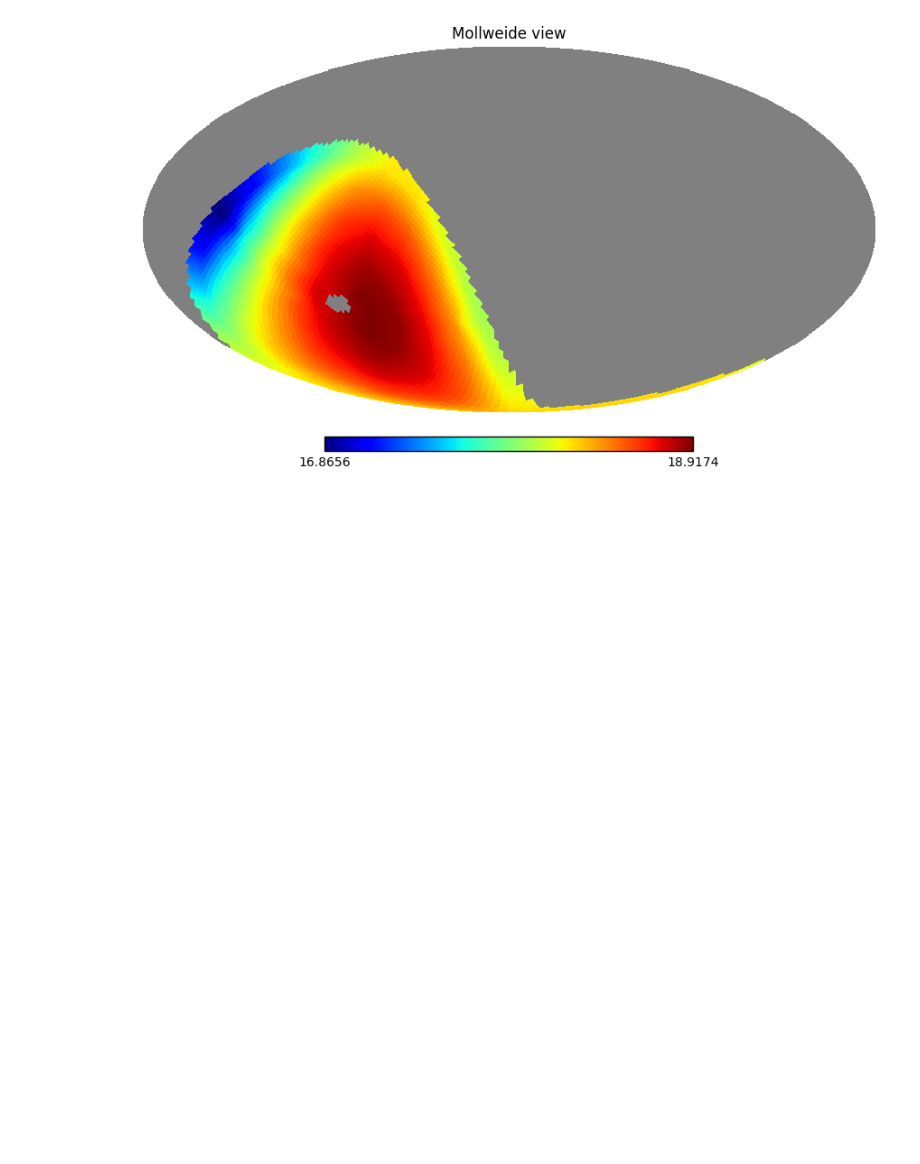
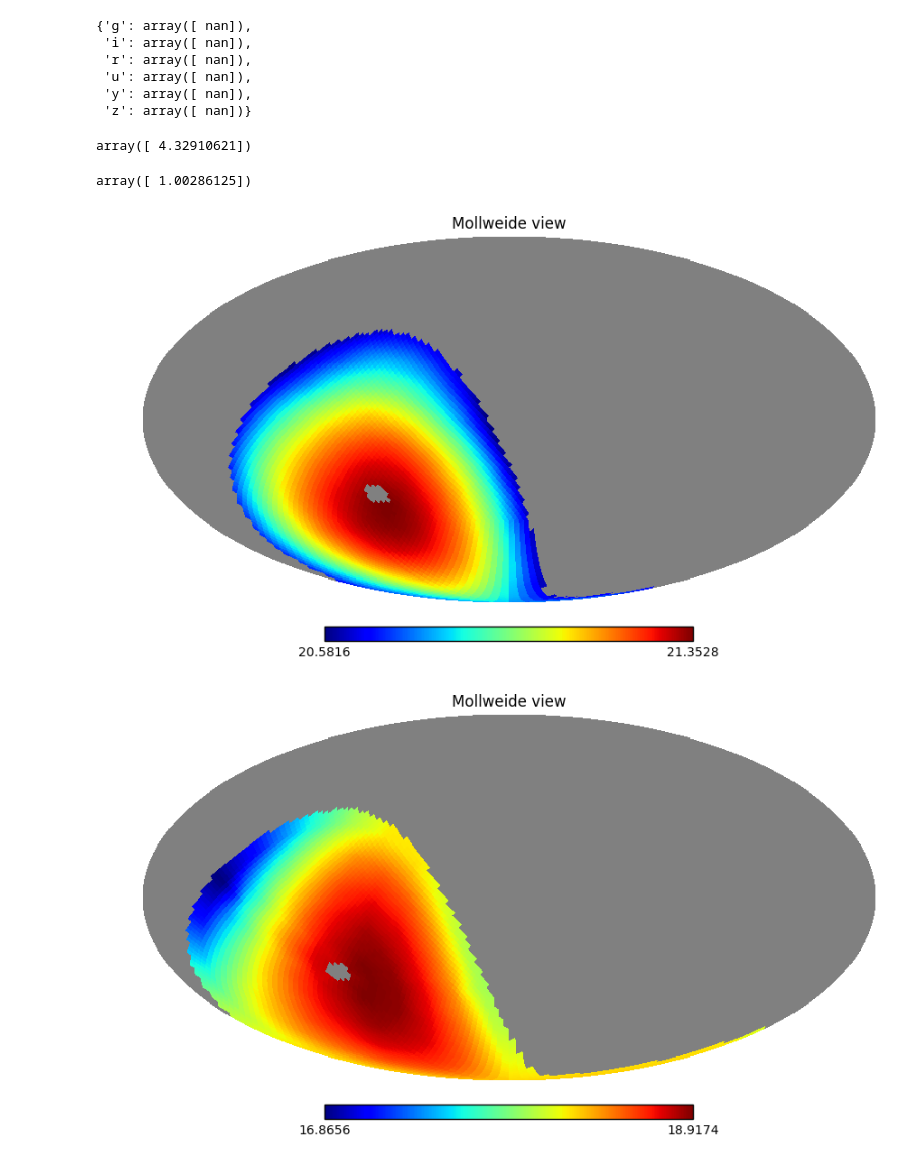
Before and after one commit to lsst-sims/legacy_sims_skybrightness_pre, a Jupyter notebook: examples/debug.ipynb, the cells around one changed output. Cells and saved outputs as stored; diff of their text form; code cells hidden in the pictures; blank space fills up the shorter version.

Commit message:
fix badval change issue

```diff
--- a/examples/debug.ipynb
+++ b/examples/debug.ipynb
@@ -8,3 +10,28 @@ import lsst.sims.skybrightness as sb1
+# %%
+mjd = 59580.10837963
+fieldID = 1242
+sm.returnMags(mjd, np.array([1242]), badval=float('nan'), extrapolate=True)
+# %% [output]
+{'g': array([ nan]),
+ 'i': array([ nan]),
+ 'r': array([ nan]),
+ 'u': array([ nan]),
+ 'y': array([ nan]),
+ 'z': array([ nan])}
+# %%
+np.degrees(np.arccos(1./sm.returnAirmass(mjd, indx=np.array([1242]))))
+# %% [output]
+array([ 4.32910621])
+# %%
+sm.returnAirmass(mjd, indx=np.array([1242]))
+# %% [output]
+array([ 1.00286125])
+# %%
+sm = sb.SkyModelPre()
+mags = sm.returnMags(59580.10837963)
+hp.mollview(mags['r'])
+# %% [output]
+[figure, added]
 # %%
 sm = sb.SkyModelPre(preload=False)
 # %%
```
Also changed, not shown: parts of 1 cell of this notebook, 1 other file.
